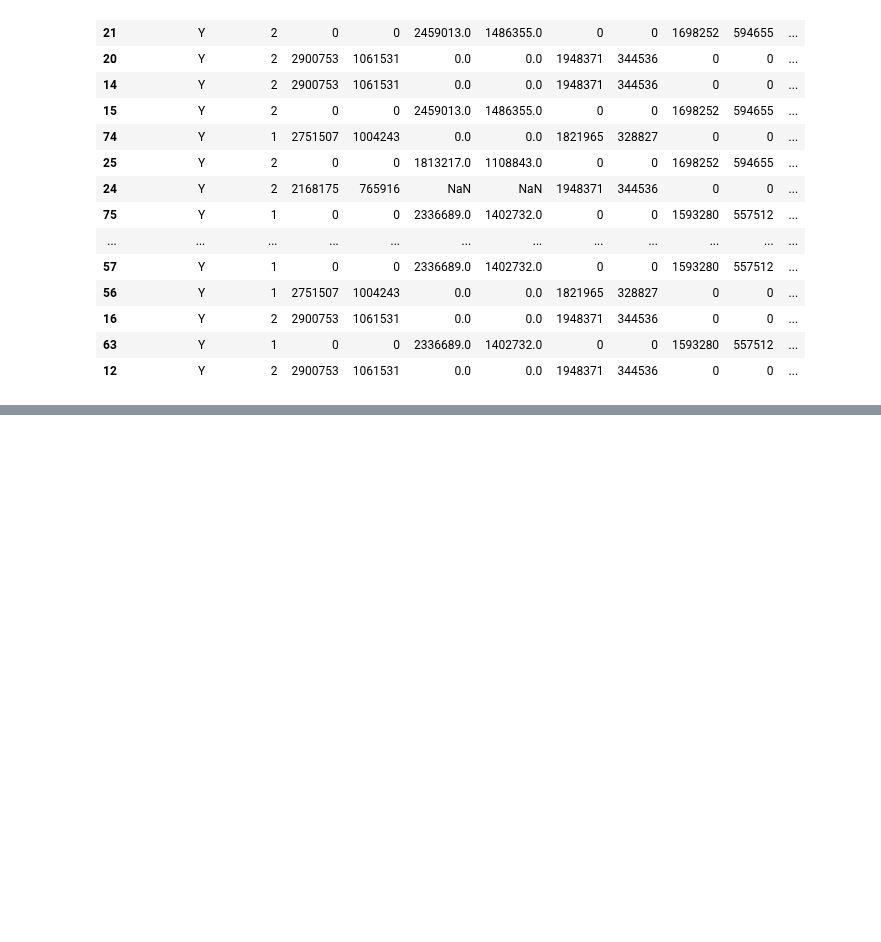
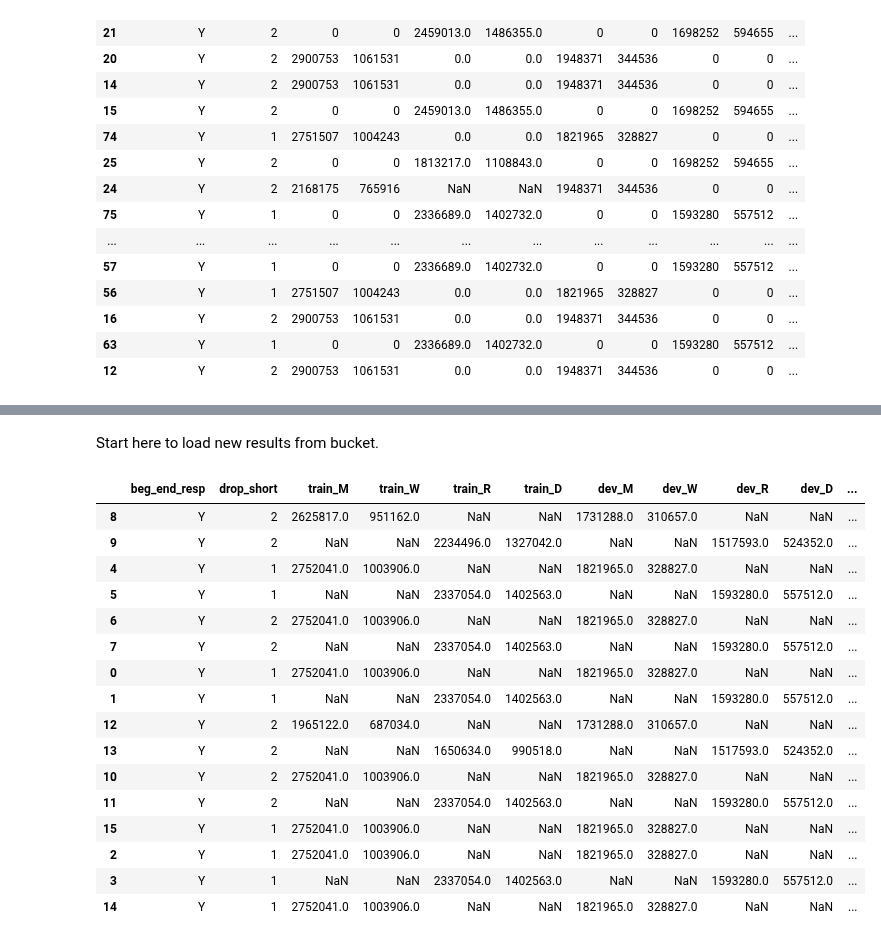
Before and after one commit to emrapport/w266-final-project, a Jupyter notebook: model_results.ipynb, the cells around one changed output, grey strips where cells are left out. Cells and saved outputs as stored; diff of their text form; code cells hidden in the pictures; blank space fills up the shorter version.

Commit message:
added final 10 models (incomplete data)

```diff
--- a/model_results.ipynb
+++ b/model_results.ipynb
@@ -154,0 +173,23 @@ best_models.head(20)
+# %% [markdown]
+Start here to load new results from bucket.
+# %%
+model_results2 = pd.read_csv("gs://fb-congressional-data/models/model_results2.csv")
+# %%
+# Input metric weights from 0 to 1.
+metric_dict2 = {'delta_gender':.9,
+                'delta_party':.6,
+                'final_gender':.7,
+                'final_party':.7,
+                'best_gender':.8,
+                'best_party':.7,
+                'percent_W':.9,
+                'percent_D':.8,
+                'rocauc_gender':.8,
+                'rocauc_party':.7,
+                'precision_gender':.2,
+                'precision_party':.1,
+                'recall_gender':.5,
+                'recall_party':.4,
+                'pr_auc_gender':.9,
+                'pr_auc_party':.8
+               }
@@ -154,0 +245,21 @@ best_models.head(20)
+# %%
+best_models2 = get_model_metric2(model_results2,metric_dict2,3).sort_values('model_metric', ascending=False)
+best_models2
+# %% [output]
+|  | beg_end_resp | drop_short | train_M | train_W | train_R | train_D | dev_M | dev_W | dev_R | dev_D | ... |
+| 8 | Y | 2 | 2625817.0 | 951162.0 | NaN | NaN | 1731288.0 | 310657.0 | NaN | NaN | ... |
+| 9 | Y | 2 | NaN | NaN | 2234496.0 | 1327042.0 | NaN | NaN | 1517593.0 | 524352.0 | ... |
+| 4 | Y | 1 | 2752041.0 | 1003906.0 | NaN | NaN | 1821965.0 | 328827.0 | NaN | NaN | ... |
+| 5 | Y | 1 | NaN | NaN | 2337054.0 | 1402563.0 | NaN | NaN | 1593280.0 | 557512.0 | ... |
+| 6 | Y | 2 | 2752041.0 | 1003906.0 | NaN | NaN | 1821965.0 | 328827.0 | NaN | NaN | ... |
+| 7 | Y | 2 | NaN | NaN | 2337054.0 | 1402563.0 | NaN | NaN | 1593280.0 | 557512.0 | ... |
+| 0 | Y | 1 | 2752041.0 | 1003906.0 | NaN | NaN | 1821965.0 | 328827.0 | NaN | NaN | ... |
+| 1 | Y | 1 | NaN | NaN | 2337054.0 | 1402563.0 | NaN | NaN | 1593280.0 | 557512.0 | ... |
+| 12 | Y | 2 | 1965122.0 | 687034.0 | NaN | NaN | 1731288.0 | 310657.0 | NaN | NaN | ... |
+| 13 | Y | 2 | NaN | NaN | 1650634.0 | 990518.0 | NaN | NaN | 1517593.0 | 524352.0 | ... |
+| 10 | Y | 2 | 2752041.0 | 1003906.0 | NaN | NaN | 1821965.0 | 328827.0 | NaN | NaN | ... |
+| 11 | Y | 2 | NaN | NaN | 2337054.0 | 1402563.0 | NaN | NaN | 1593280.0 | 557512.0 | ... |
+| 15 | Y | 1 | 2752041.0 | 1003906.0 | NaN | NaN | 1821965.0 | 328827.0 | NaN | NaN | ... |
+| 2 | Y | 1 | 2752041.0 | 1003906.0 | NaN | NaN | 1821965.0 | 328827.0 | NaN | NaN | ... |
+| 3 | Y | 1 | NaN | NaN | 2337054.0 | 1402563.0 | NaN | NaN | 1593280.0 | 557512.0 | ... |
+| 14 | Y | 1 | 2752041.0 | 1003906.0 | NaN | NaN | 1821965.0 | 328827.0 | NaN | NaN | ... |
```
Also changed, not shown: parts of 6 cells of this notebook.
